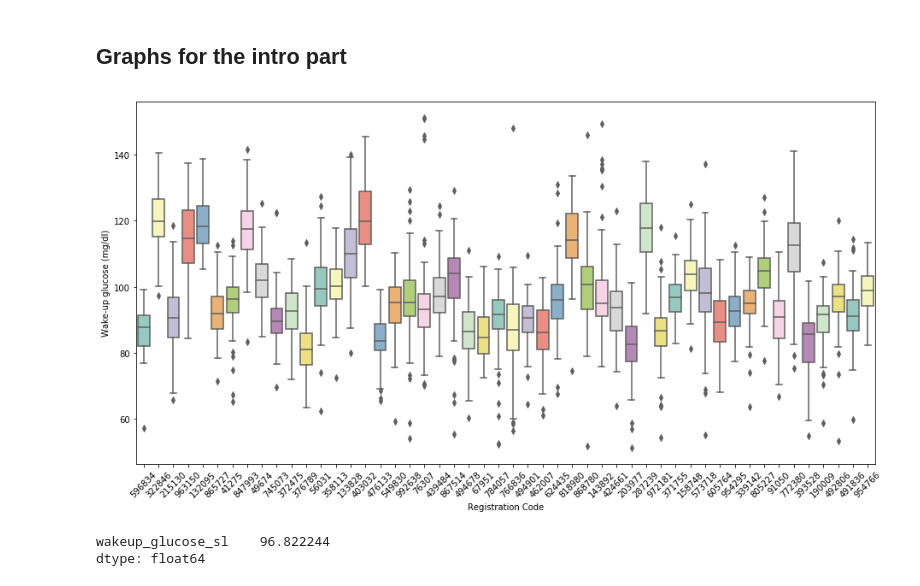
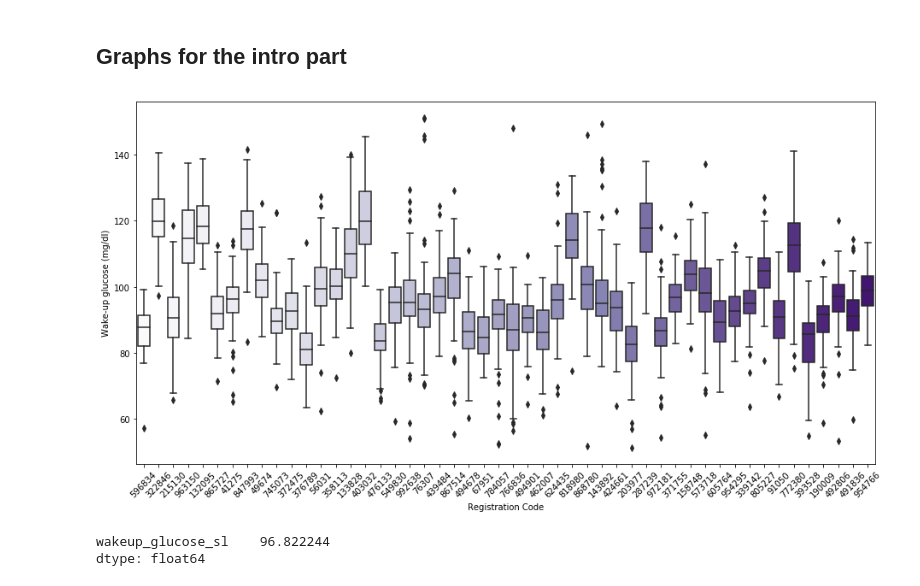
Before and after one commit to ElviraMingazova/MA_Thesis, a Jupyter notebook: Predictions from the diet and personal features.ipynb, the cells around one changed output. Saved outputs shown, nothing was run; the diff lists cells and outputs as text; code cells hidden in the pictures.

```diff
--- a/Predictions from the diet and personal features.ipynb
+++ b/Predictions from the diet and personal features.ipynb
@@ -1995,15 +2011,16 @@ index = index[:50]
 selection = wg_from_sleep[wg_from_sleep.reset_index('Day').index.isin(index)]
 # %%
 plt.figure(figsize=(13,7))
-ax = sns.boxplot(x="RegistrationCode",  y="wakeup_glucose_sl", data=selection.reset_index(), palette="Set3")
+ax = sns.boxplot(x="RegistrationCode",  y="wakeup_glucose_sl", data=selection.reset_index(), palette="Purples")
+
 ax.set_xticklabels(index,rotation=45)
 plt.ylabel('Wake-up glucose (mg/dl)')
 plt.xlabel('Registration Code')
 plt.tight_layout()
 plt.savefig("figures/wg_boxplot.png")
 plt.show()
 # %% [output]
-[figure, old version]
+[figure, new version]
 # %%
 wg_from_sleep.mean()
 # %% [output]
```
Also changed, not shown: parts of 24 cells of this notebook, 3 other files.
